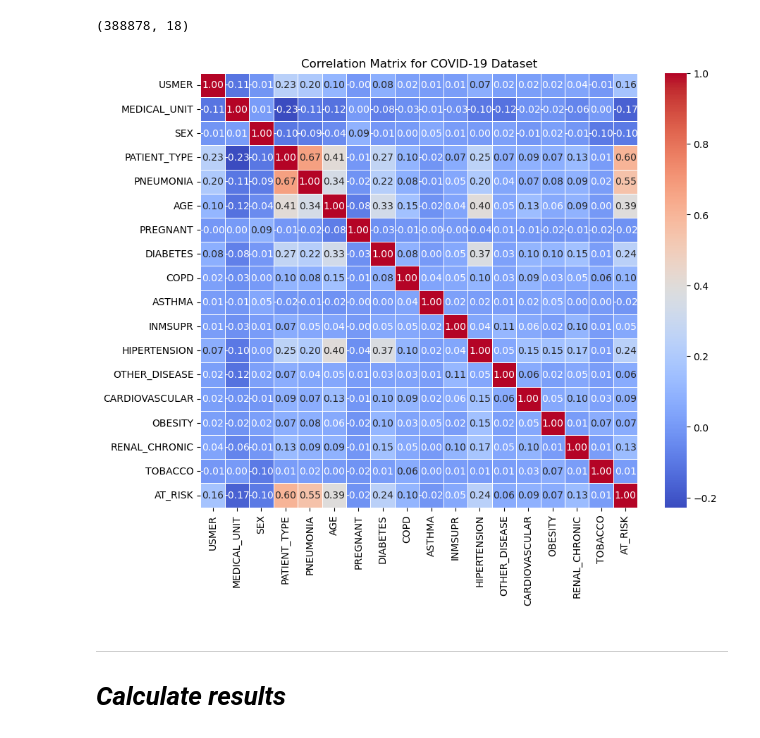
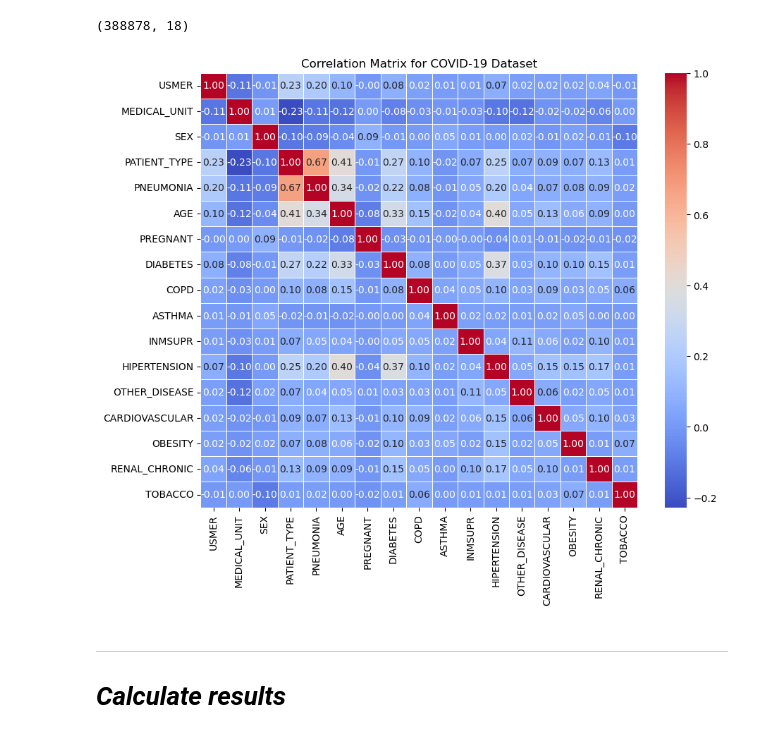
Before and after one commit to zaidk2021/DWDM-Course-project-Covid-19-prediction-from-dialog, a Jupyter notebook: Covid Prediction - Notebook.ipynb, the cells around one changed output. Saved outputs shown, nothing was run; the diff lists cells and outputs as text; code cells hidden in the pictures.

```diff
--- a/Covid Prediction - Notebook.ipynb
+++ b/Covid Prediction - Notebook.ipynb
@@ -69,21 +69,20 @@ test_x = test.drop(columns = ['AT_RISK']).to_numpy()
 # %%
 import pandas as pd
 import seaborn as sns
 import matplotlib.pyplot as plt
 
 # Assuming 'covid' DataFrame is ready and includes 'AT_RISK' as one of the columns
 # You should check that 'covid' includes the target column for correlation analysis
-
-# Calculate the correlation matrix
-corr_matrix = covid.corr()
+output = covid.drop(columns=['AT_RISK'])
+corr_matrix = output.corr()
 
 # Plot the heatmap
 plt.figure(figsize=(10, 8))
 sns.heatmap(corr_matrix, annot=True, cmap='coolwarm', fmt='.2f', linewidths=.5)
 plt.title('Correlation Matrix for COVID-19 Dataset')
 plt.show()
 # %% [output]
-[figure, old version]
+[figure, new version]
 # %% [markdown]
 ---
 # ***Calculate results***
```
